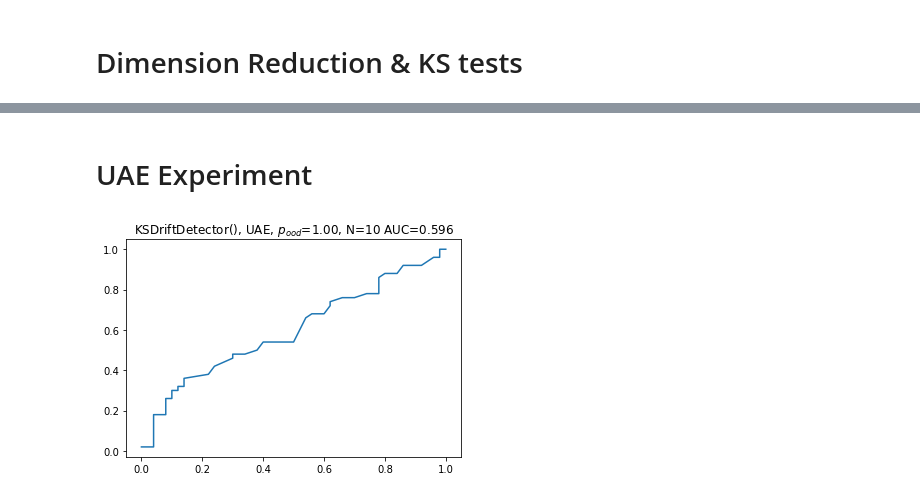
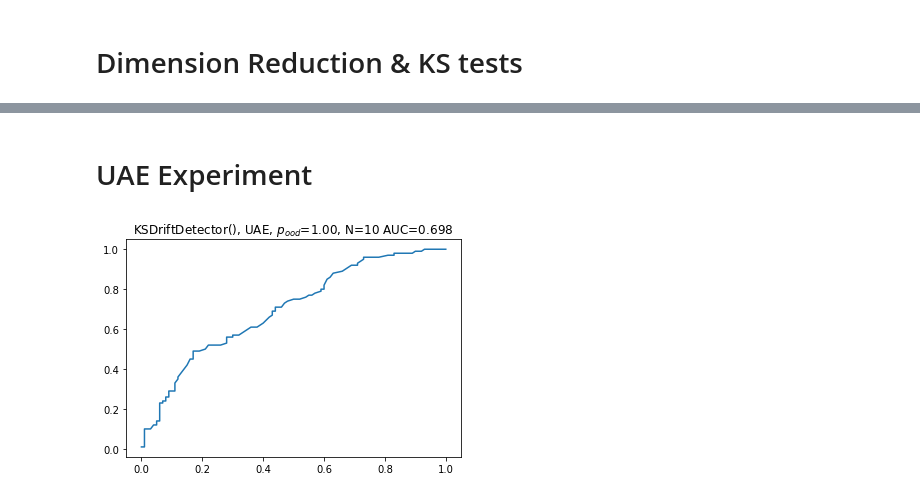
Before and after one commit to TorchDrift/TorchDrift, a Jupyter notebook: notebooks/drift_detection_on_images.ipynb, the cells around one changed output, grey strips where cells are left out. Saved outputs shown, nothing was run; the diff lists cells and outputs as text; code cells hidden in the pictures.

```diff
--- a/notebooks/drift_detection_on_images.ipynb
+++ b/notebooks/drift_detection_on_images.ipynb
@@ -349,26 +344,31 @@ pyplot.show()
-# %% [markdown]
-# UAE Experiment
+# %% [markdown]
+# UAE Experiment
 # %%
 
 feature_extractor_red = torch.nn.Sequential(
     torchvision.transforms.Normalize(mean=[0.485, 0.456, 0.406], std=[0.229, 0.224, 0.225]),
-    torch.nn.Conv2d(3, 64, kernel_size=5, padding=2, stride=2),
+    torch.nn.Conv2d(3, 128, kernel_size=5, padding=2, stride=2),
     torch.nn.ReLU(),
-    torch.nn.Conv2d(64, 128, kernel_size=5, padding=2, stride=2),
+    torch.nn.Conv2d(128, 256, kernel_size=5, padding=2, stride=2),
     torch.nn.ReLU(),
-    torch.nn.Conv2d(128, 512, kernel_size=5, padding=2, stride=2),
+    torch.nn.Conv2d(256, 1024, kernel_size=5, padding=2, stride=2),
     torch.nn.ReLU(),
-    torch.nn.AdaptiveMaxPool2d(4),
+    torch.nn.AdaptiveMaxPool2d(8),
     torch.nn.Flatten(),
-    torch.nn.Linear(512*4*4, 32)
+    torch.nn.Linear(1024*8*8, 512)
      ).cuda().eval()
+
+for m in feature_extractor_red:
+    if isinstance(m, (torch.nn.Conv2d, torch.nn.Linear)):
+        torch.nn.init.kaiming_normal_(m.weight, nonlinearity='relu')
+        torch.nn.init.zeros_(m.bias)
 # %%
 detector = torchdrift.detectors.ks.KSDriftDetector()
 experiment = torchdrift.utils.DriftDetectionExperiment(detector, feature_extractor_red, ood_ratio=ood_ratio, sample_size=sample_size)
 experiment.post_training(datamodule.train_dataloader().dataset)
-auc, (fp, tp) = experiment.evaluate(ind_datamodule, ood_datamodule)
+auc, (fp, tp) = experiment.evaluate(ind_datamodule, ood_datamodule, num_runs=100)
 pyplot.plot(fp, tp)
 pyplot.title(label=f'{detector}, UAE, $p_{{ood}}$={ood_ratio:.2f}, N={sample_size} AUC={auc:.3f}')
 pyplot.show()
 # %% [output]
-[figure, old version]
+[figure, new version]
```
Also changed, not shown: parts of 11 cells of this notebook, 4 other files.
